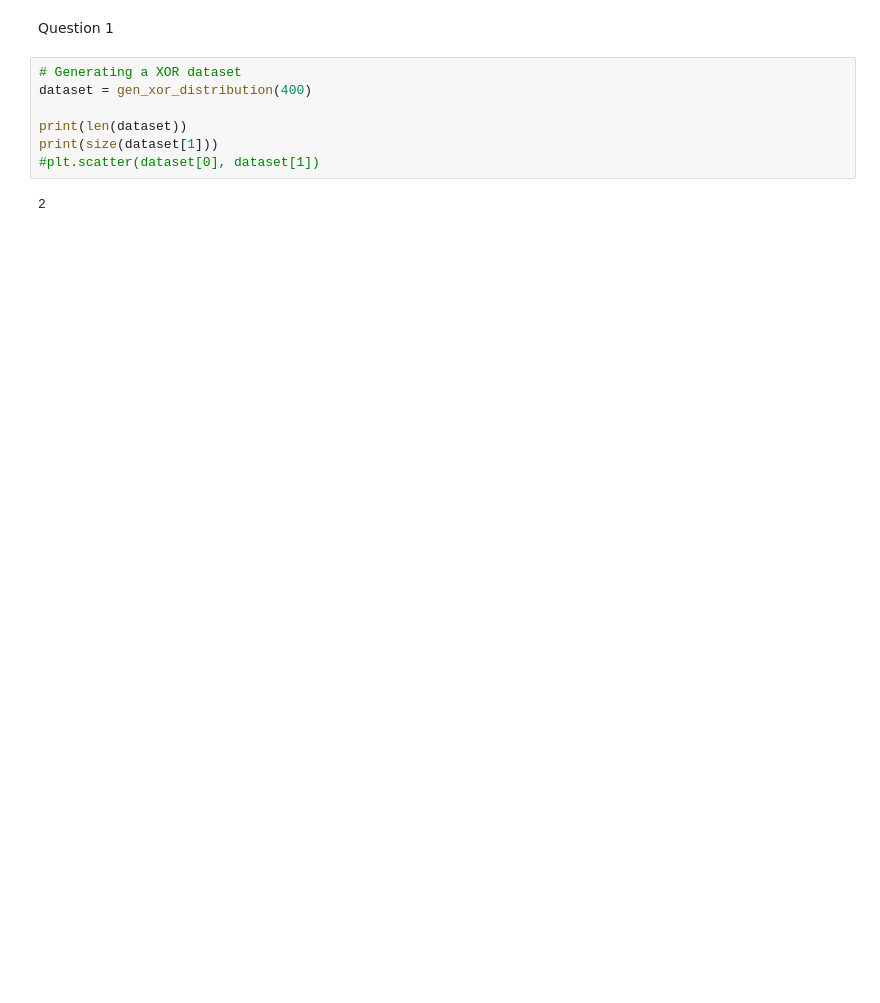
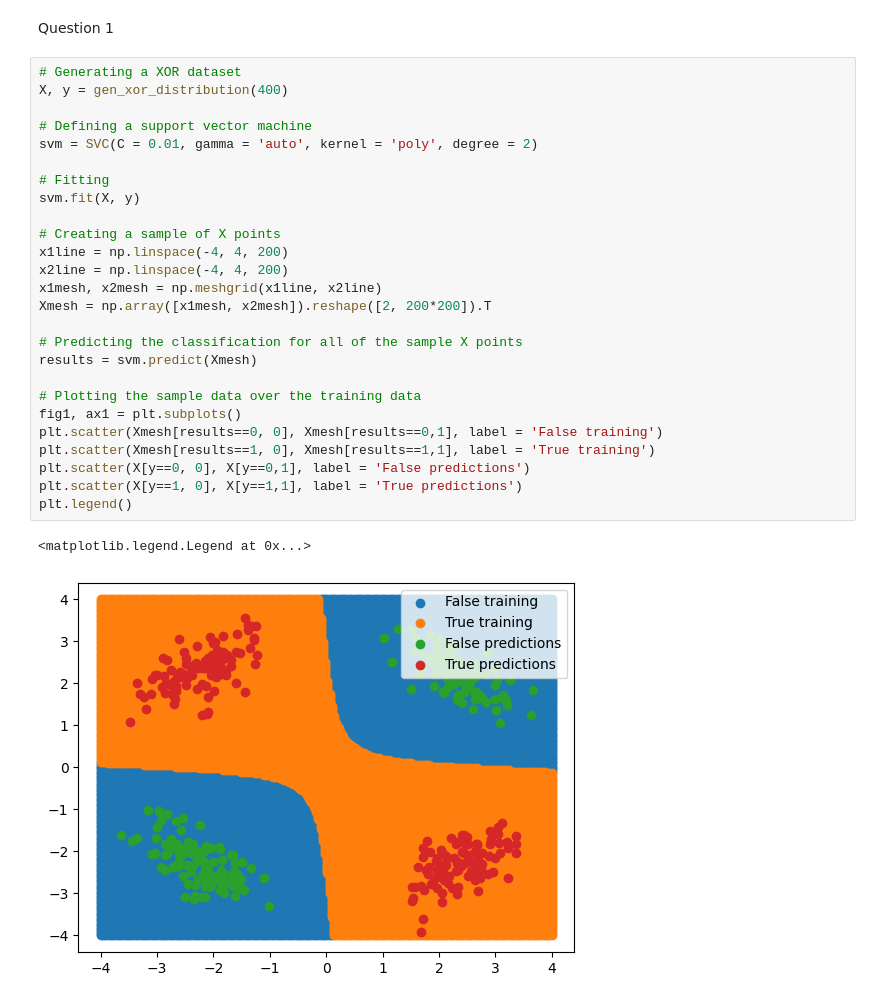
Before and after one commit to JGrant3101/ME4MachineLearning, a Jupyter notebook: Tutorial5.ipynb, the cells around one changed output. Drawn from its saved outputs; the diff is of its cells as text; blank space fills up the shorter version.

```diff
--- a/Tutorial5.ipynb
+++ b/Tutorial5.ipynb
@@ -91,11 +97,31 @@ import sys
 # %% [markdown]
 Question 1
-# %%
-# Generating a XOR dataset
-dataset = gen_xor_distribution(400)
-
-print(len(dataset))
-print(size(dataset[1]))
-#plt.scatter(dataset[0], dataset[1])
-# %% [output]
-2
+# %%
+# Generating a XOR dataset
+X, y = gen_xor_distribution(400)
+
+# Defining a support vector machine
+svm = SVC(C = 0.01, gamma = 'auto', kernel = 'poly', degree = 2)
+
+# Fitting
+svm.fit(X, y)
+
+# Creating a sample of X points
+x1line = np.linspace(-4, 4, 200)
+x2line = np.linspace(-4, 4, 200)
+x1mesh, x2mesh = np.meshgrid(x1line, x2line)
+Xmesh = np.array([x1mesh, x2mesh]).reshape([2, 200*200]).T
+
+# Predicting the classification for all of the sample X points
+results = svm.predict(Xmesh)
+
+# Plotting the sample data over the training data
+fig1, ax1 = plt.subplots()
+plt.scatter(Xmesh[results==0, 0], Xmesh[results==0,1], label = 'False training')
+plt.scatter(Xmesh[results==1, 0], Xmesh[results==1,1], label = 'True training')
+plt.scatter(X[y==0, 0], X[y==0,1], label = 'False predictions')
+plt.scatter(X[y==1, 0], X[y==1,1], label = 'True predictions')
+plt.legend()
+# %% [output]
+<matplotlib.legend.Legend at 0x...>
+[figure, added]
```
Also changed, not shown: parts of 11 cells of this notebook.
